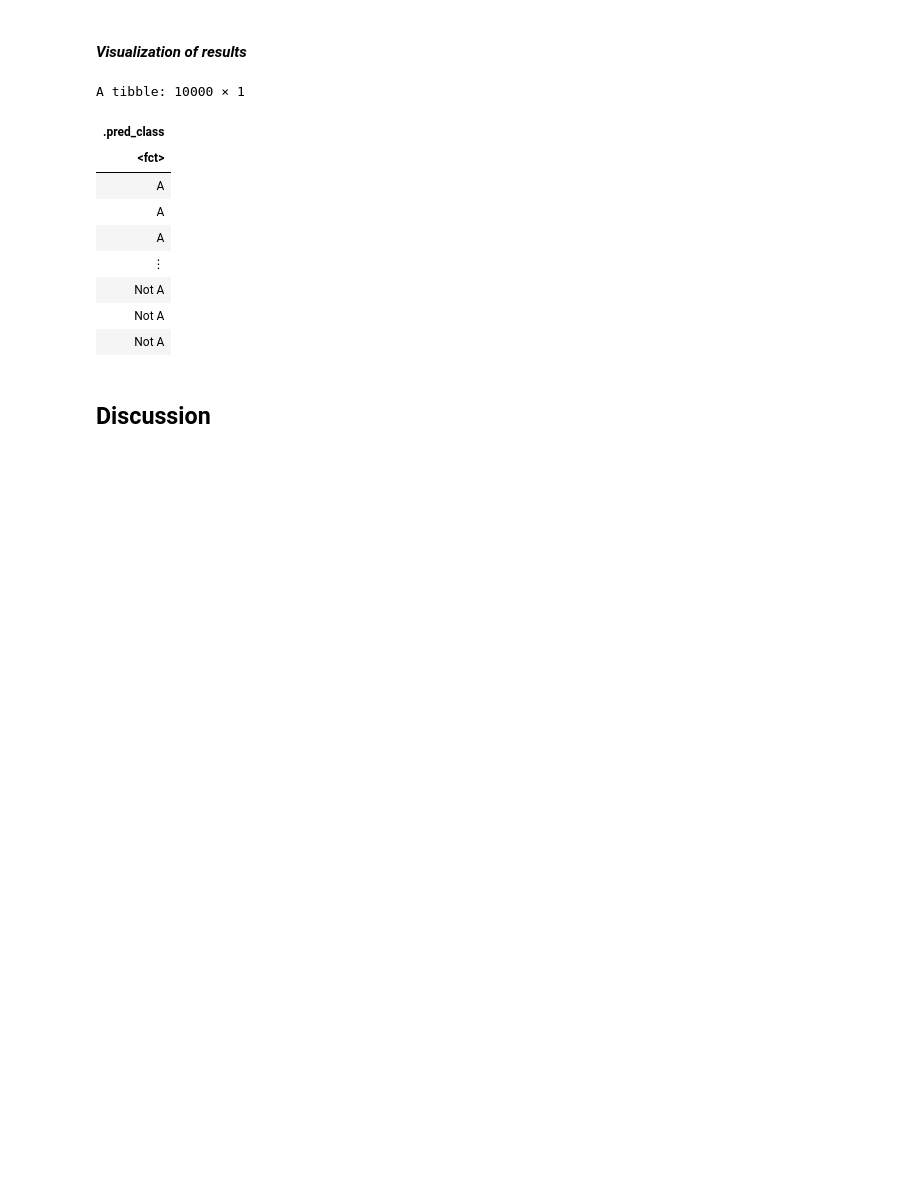
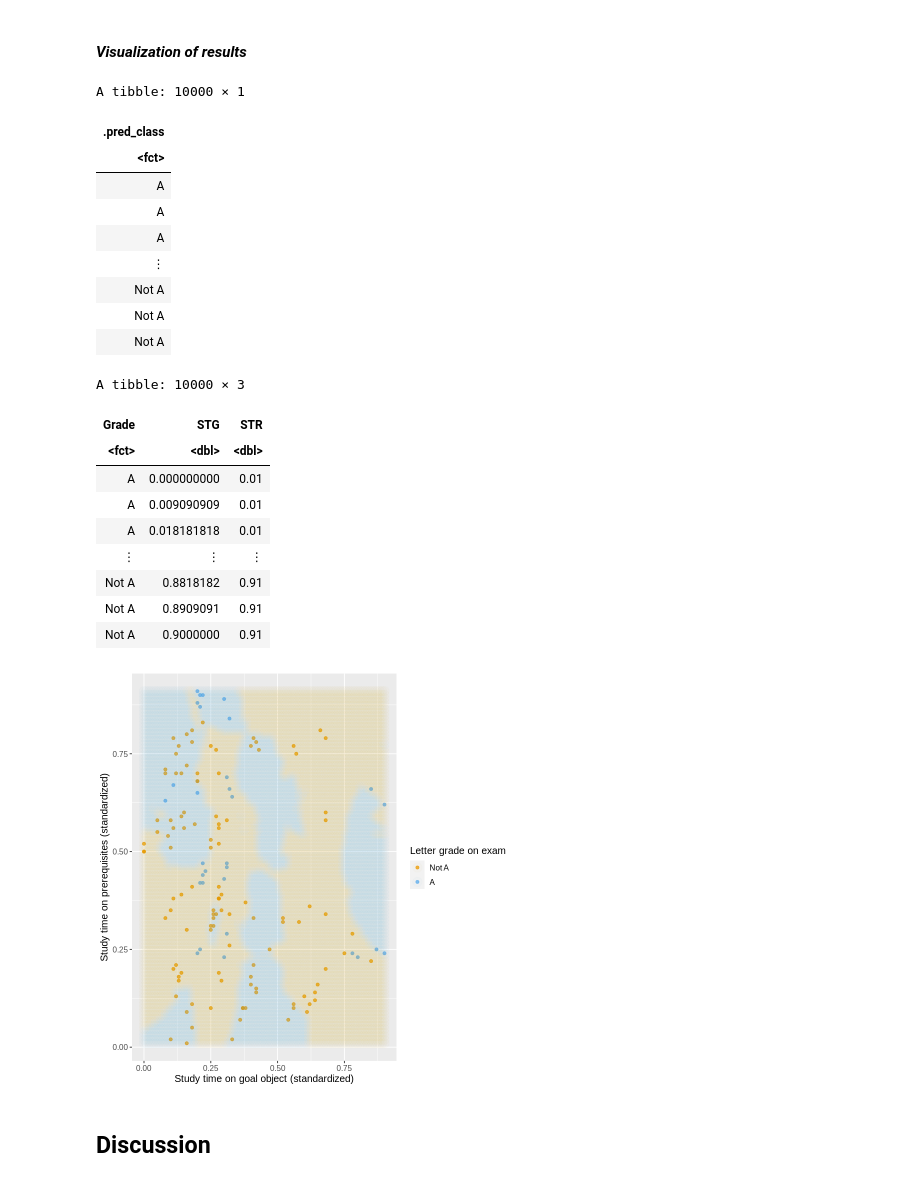
Before and after one commit to R0yBoy/DSCI100_Project, a Jupyter notebook: Project Report.ipynb, the cells around one changed output. Cells and saved outputs as stored; diff of their text form; code cells hidden in the pictures; blank space fills up the shorter version.

Commit message:
added visualization plot of results

```diff
--- a/Project Report.ipynb
+++ b/Project Report.ipynb
@@ -367,28 +367,65 @@ Prediction Not A  A
 # %%
 # creates a grid of STG and STR values, arranges into dataframe
 stg_grid <- seq(min(user_knowledge_testing$STG),
                max(user_knowledge_testing$STG),
                length.out = 100)
 str_grid <- seq(min(user_knowledge_testing$STR),
                max(user_knowledge_testing$STR),
                length.out = 100)
 st_grid <- as_tibble(expand.grid(STG = stg_grid,
                                 STR = str_grid))
 
 # makes predictions on the grid values using the lg_fit workflow
 knn_pred_grid <- predict(lg_fit, st_grid)
 knn_pred_grid
+
+# adds the predictions to the grid values dataframe
+lg_pred_table <- bind_cols(knn_pred_grid, st_grid) %>%
+    rename(Grade = .pred_class)
+lg_pred_table
+
+# visualization plot: contains coloured scatter of original data and faded colour scatter of above grid points
+result_plot <- ggplot() +
+    geom_point(data = user_knowledge_testing,
+              mapping = aes(x = STG,
+                           y = STR,
+                           color = LG),
+              alpha = 0.75) +
+    geom_point(data = lg_pred_table,
+              mapping = aes(x = STG,
+                           y = STR,
+                           color = Grade),
+              alpha = 0.02,
+              size = 5) +
+    labs(x = "Study time on goal object (standardized)",
+        y = "Study time on prerequisites (standardized)",
+        color = "Letter grade on exam") +
+    scale_color_manual(labels = c("Not A", "A"),
+                     values = c("orange2", "steelblue2")) +
+    theme(text = element_text(size = 12))
+result_plot
 # %% [output]
 A tibble: 10000 × 1
 | .pred_class |
 | <fct> |
 | A |
 | A |
 | A |
 | ⋮ |
 | Not A |
 | Not A |
 | Not A |
+A tibble: 10000 × 3
+| Grade | STG | STR |
+| <fct> | <dbl> | <dbl> |
+| A | 0.000000000 | 0.01 |
+| A | 0.009090909 | 0.01 |
+| A | 0.018181818 | 0.01 |
+| ⋮ | ⋮ | ⋮ |
+| Not A | 0.8818182 | 0.91 |
+| Not A | 0.8909091 | 0.91 |
+| Not A | 0.9000000 | 0.91 |
+[figure, added]
 # %% [markdown]
 ## Discussion
 # %% [markdown]
```
